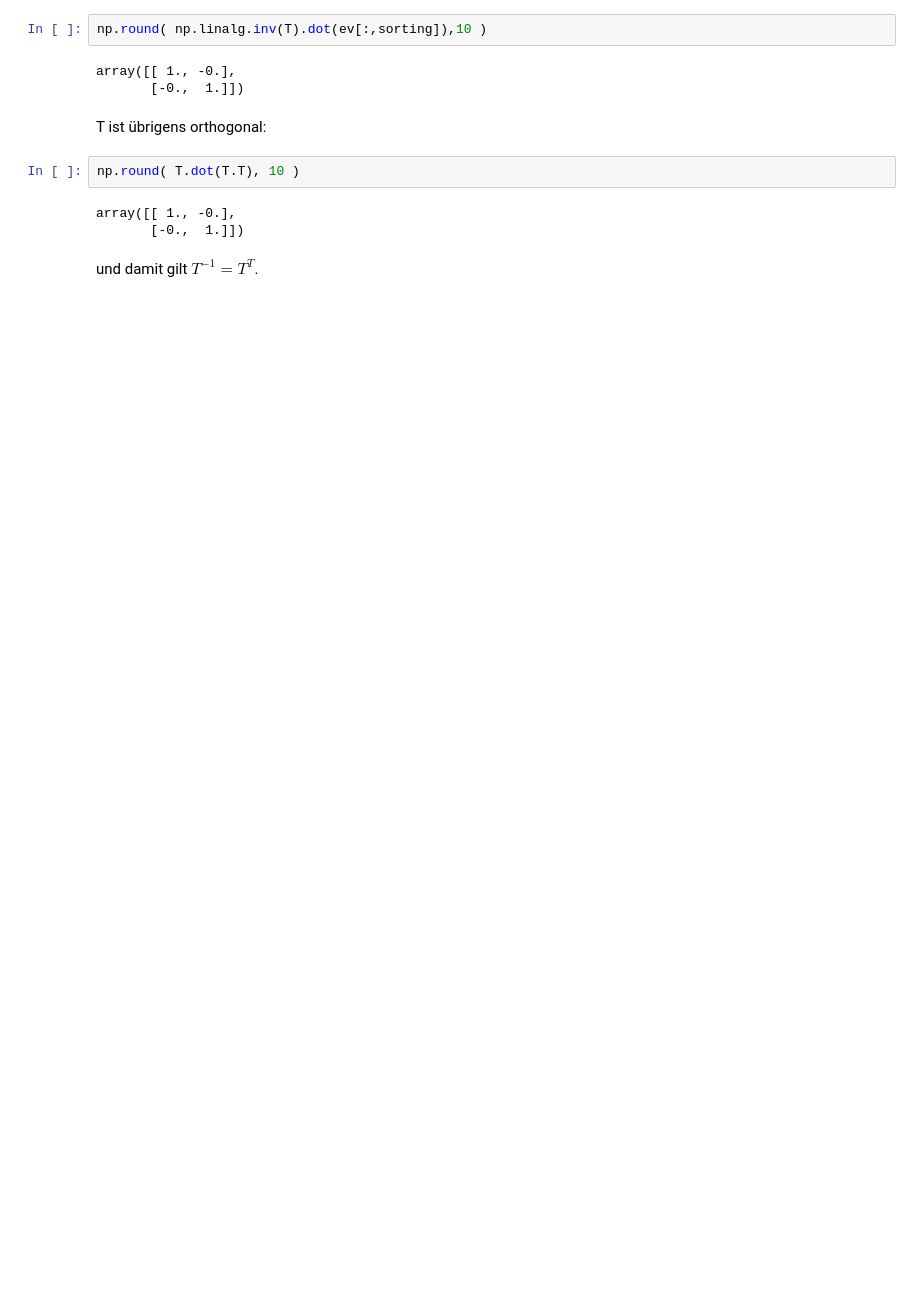
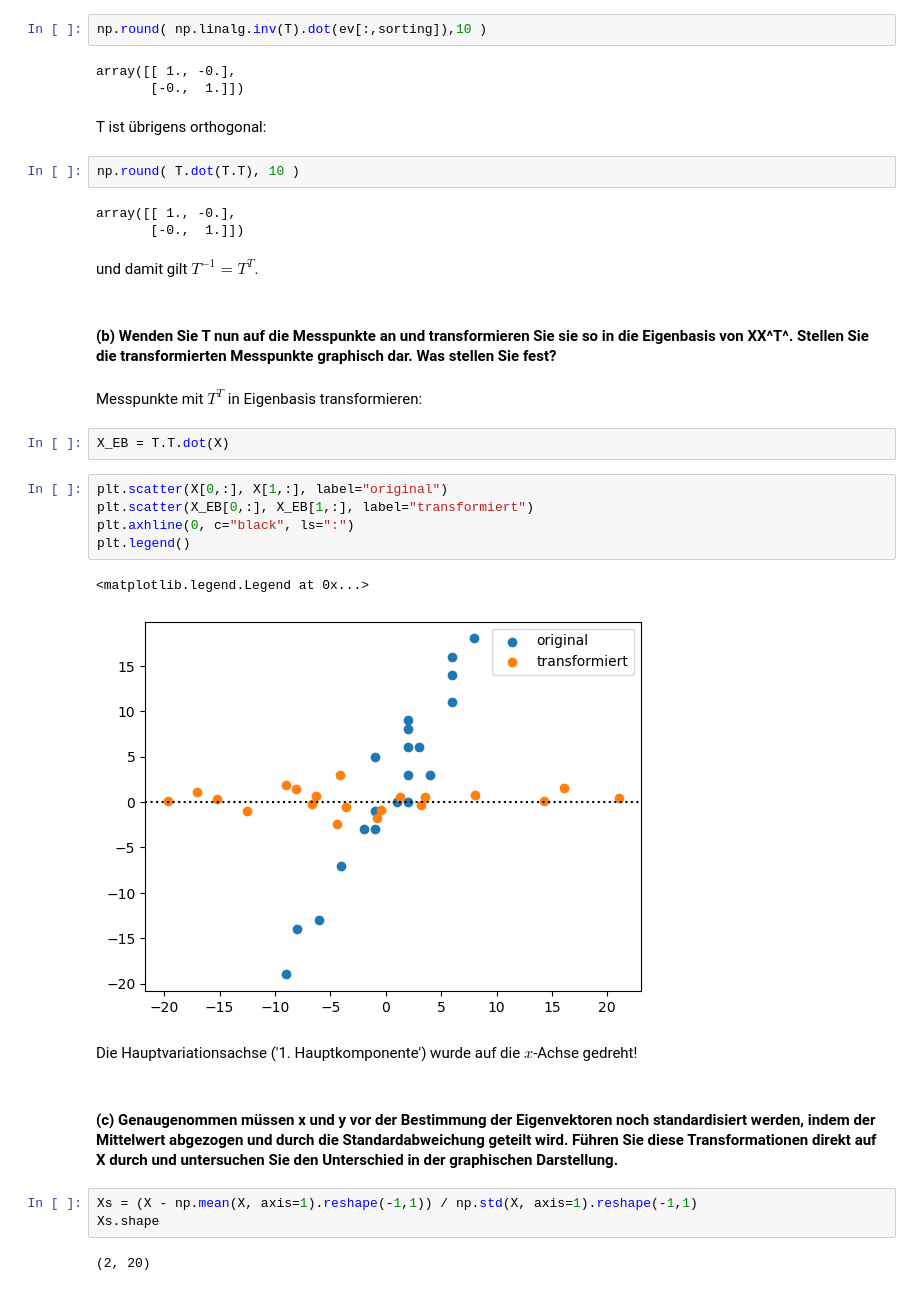
Before and after one commit to ChristianHeeb/ala, a Jupyter notebook: ala_notebook.ipynb, the cells around one changed output. Saved outputs shown, nothing was run; the diff lists cells and outputs as text; blank space fills up the shorter version.

```diff
--- a/ala_notebook.ipynb
+++ b/ala_notebook.ipynb
@@ -367,3 +369,26 @@ array([[ 1., -0.],
        [-0.,  1.]])
 # %% [markdown]
 und damit gilt $T^{-1} = T^T$.
+# %% [markdown]
+#### (b) Wenden Sie T nun auf die Messpunkte an und transformieren Sie sie so in die Eigenbasis von XX^T^. Stellen Sie die transformierten Messpunkte graphisch dar. Was stellen Sie fest?
+# %% [markdown]
+Messpunkte mit $T^T$ in Eigenbasis transformieren:
+# %%
+X_EB = T.T.dot(X)
+# %%
+plt.scatter(X[0,:], X[1,:], label="original")
+plt.scatter(X_EB[0,:], X_EB[1,:], label="transformiert")
+plt.axhline(0, c="black", ls=":")
+plt.legend()
+# %% [output]
+<matplotlib.legend.Legend at 0x...>
+[figure, added]
+# %% [markdown]
+Die Hauptvariationsachse ('1. Hauptkomponente') wurde auf die $x$-Achse gedreht!
+# %% [markdown]
+#### (c) Genaugenommen müssen x und y vor der Bestimmung der Eigenvektoren noch standardisiert werden, indem der Mittelwert abgezogen und durch die Standardabweichung geteilt wird. Führen Sie diese Transformationen direkt auf X durch und untersuchen Sie den Unterschied in der graphischen Darstellung.
+# %%
+Xs = (X - np.mean(X, axis=1).reshape(-1,1)) / np.std(X, axis=1).reshape(-1,1)
+Xs.shape
+# %% [output]
+(2, 20)
```
Also changed, not shown: parts of 9 cells of this notebook.
